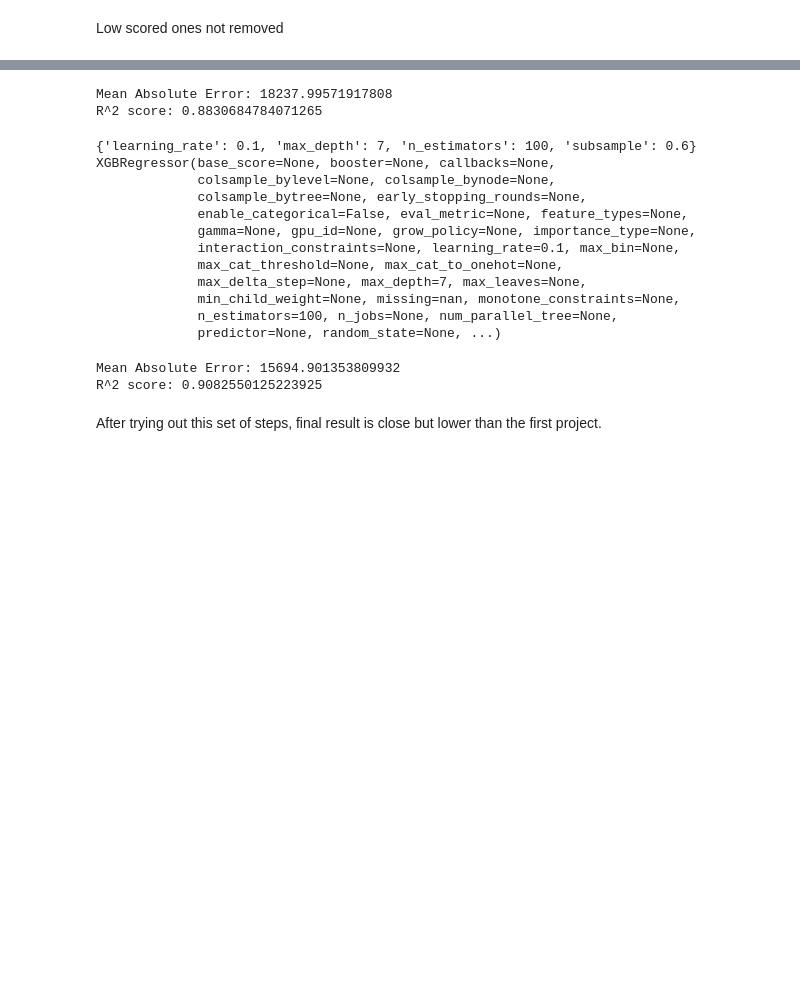
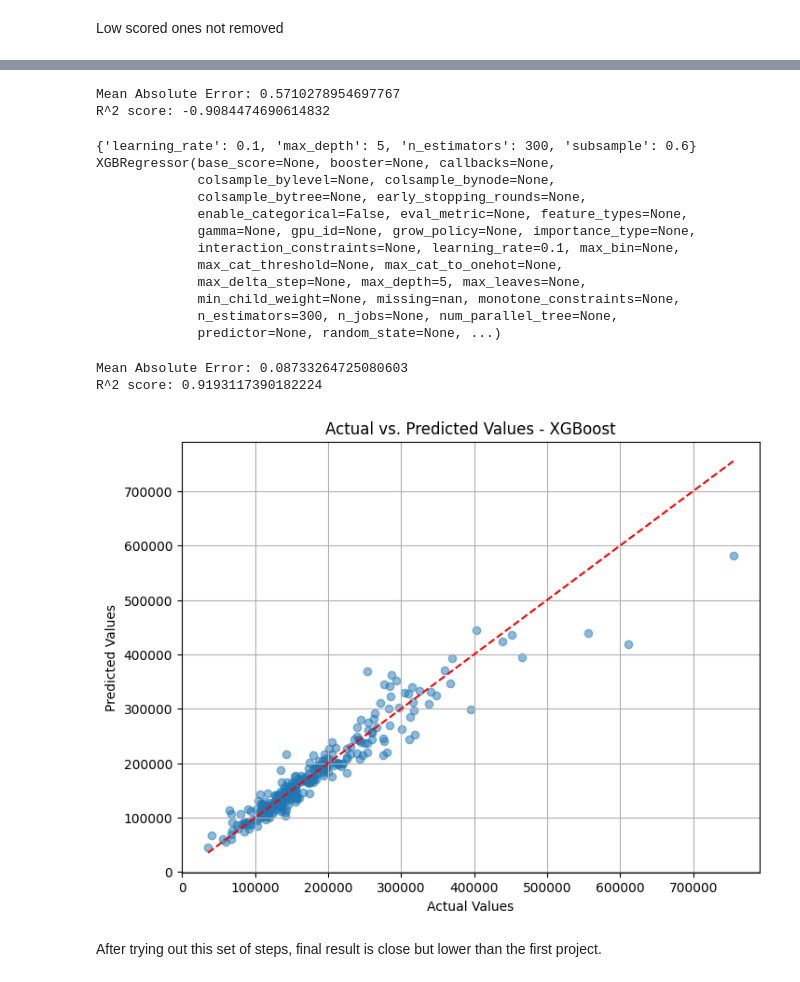
Before and after one commit to usserra/ML_Project_Housing_Prices, a Jupyter notebook: Poetry_VR_Environment/project2.ipynb, the cells around one changed output, grey strips where cells are left out. Cells and saved outputs as stored; diff of their text form; code cells hidden in the pictures; blank space fills up the shorter version.

```diff
--- a/Poetry_VR_Environment/project2.ipynb
+++ b/Poetry_VR_Environment/project2.ipynb
@@ -113,6 +131,6 @@ dtype: float64
 # %% [markdown]
 Low scored ones not removed
 # %%
-X_2 = encoded_training_data.drop("SalePrice", axis = 1)
-y_2 = encoded_training_data.SalePrice
+X_2 = log_transformed_training_data.drop("SalePrice", axis = 1)
+y_2 = log_transformed_training_data.SalePrice
 print(X_2, y_2)
@@ -150,8 +186,8 @@ score2 = r2_score(y_valid_2, y_pred_2)
 print("Mean Absolute Error:", score)
 print("R^2 score:", score2)
 # %% [output]
-Mean Absolute Error: 18237.99571917808
-R^2 score: 0.8830684784071265
+Mean Absolute Error: 0.5710278954697767
+R^2 score: -0.9084474690614832
 # %%
 from sklearn.model_selection import GridSearchCV
 
@@ -172,7 +208,7 @@ best_xgb_model = grid_search.best_estimator_
 print(best_params)
 print(best_xgb_model)
 # %% [output]
-{'learning_rate': 0.1, 'max_depth': 7, 'n_estimators': 100, 'subsample': 0.6}
+{'learning_rate': 0.1, 'max_depth': 5, 'n_estimators': 300, 'subsample': 0.6}
 XGBRegressor(base_score=None, booster=None, callbacks=None,
              colsample_bylevel=None, colsample_bynode=None,
              colsample_bytree=None, early_stopping_rounds=None,
@@ -180,16 +216,16 @@ XGBRegressor(base_score=None, booster=None, callbacks=None,
              gamma=None, gpu_id=None, grow_policy=None, importance_type=None,
              interaction_constraints=None, learning_rate=0.1, max_bin=None,
              max_cat_threshold=None, max_cat_to_onehot=None,
-             max_delta_step=None, max_depth=7, max_leaves=None,
+             max_delta_step=None, max_depth=5, max_leaves=None,
              min_child_weight=None, missing=nan, monotone_constraints=None,
-             n_estimators=100, n_jobs=None, num_parallel_tree=None,
+             n_estimators=300, n_jobs=None, num_parallel_tree=None,
              predictor=None, random_state=None, ...)
 # %%
 XGBRegressor().fit(x_train_2, y_train_2)
 model = XGBRegressor(
-    n_estimators=100, #number of trees that the model builds, it should be not too high not too low
+    n_estimators=300, #number of trees that the model builds, it should be not too high not too low
     learning_rate=0.1, #step-size, used to prevent overfitting, it should be not too lare not too low
-    max_depth=7, #maximum depth of a tree
+    max_depth=5, #maximum depth of a tree
     subsample=0.6, #fraction of samples used for training each tree
     )
 model.fit(x_train_2, y_train_2)
@@ -199,8 +235,22 @@ score2 = r2_score(y_valid_2, y_pred_2)
 print("Mean Absolute Error:", score)
 print("R^2 score:", score2)
 # %% [output]
-Mean Absolute Error: 15694.901353809932
-R^2 score: 0.9082550125223925
+Mean Absolute Error: 0.08733264725080603
+R^2 score: 0.9193117390182224
+# %%
+exponent_valid = np.exp(y_valid_2) +1
+exponent_pred = np.exp(y_pred_2) +1
+# %%
+plt.figure(figsize=(8, 6))
+plt.scatter(exponent_valid, exponent_pred, alpha=0.5)
+plt.plot([min(exponent_valid), max(exponent_valid)], [min(exponent_valid), max(exponent_valid)], linestyle='--', color='r')
+plt.xlabel("Actual Values")
+plt.ylabel("Predicted Values")
+plt.title("Actual vs. Predicted Values - XGBoost")
+plt.grid(True)
+plt.show()
+# %% [output]
+[figure, added]
 # %% [markdown]
 After trying out this set of steps, final result is close but lower than the first project.
 # %% [markdown]
```
Also changed, not shown: parts of 3 cells of this notebook, 4 other files.
